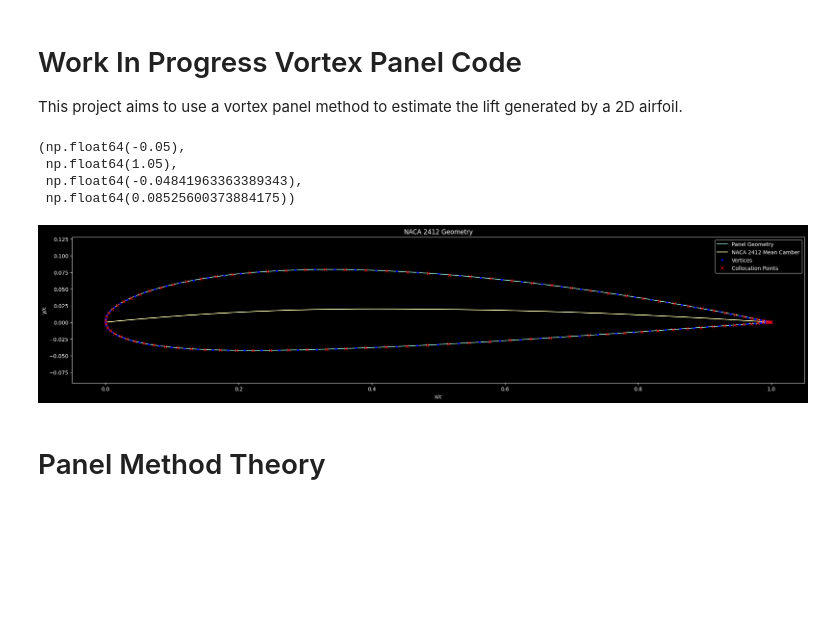
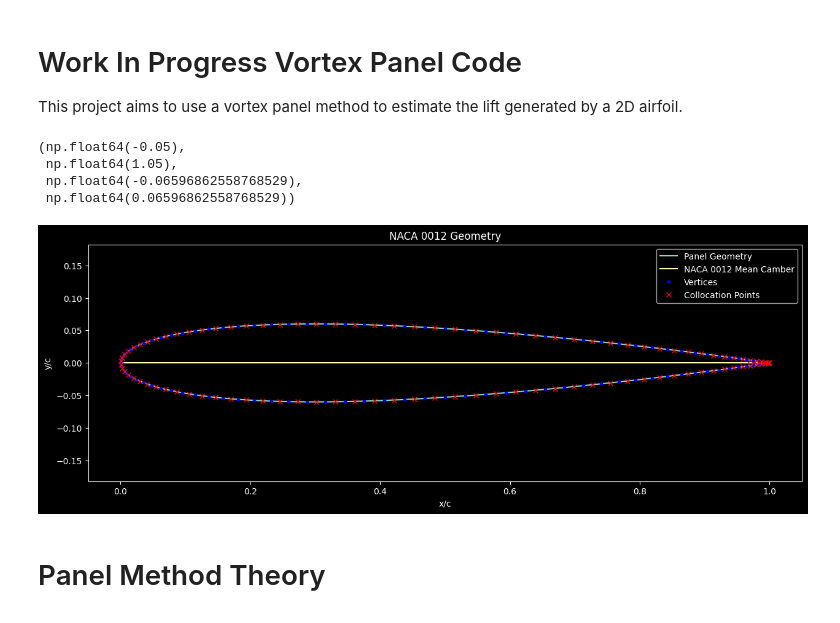
Before and after one commit to bmank52/VortexPanelCode, a Jupyter notebook: Main.ipynb, the cells around one changed output. Cells and saved outputs as stored; diff of their text form; code cells hidden in the pictures; blank space fills up the shorter version.

Commit message:
Added support for symmetrical airfoils

```diff
--- a/Main.ipynb
+++ b/Main.ipynb
@@ -6,22 +6,24 @@ This project aims to use a vortex panel method to estimate the lift generated by
 import numpy as np
 import matplotlib.pyplot as plt
 
-naca_4_digit_Airfoil = 2412 #User inputs
-AOA = 10
+naca_4_digit_Airfoil = '0012' #User inputs
+AOA = 9
 U_freestream = 1
 n = 100 #number of panels
 
 #Parse naca 4 digit into geometry parameters
-max_camber = np.floor(naca_4_digit_Airfoil/1000)
-pos_max_camber = np.floor((naca_4_digit_Airfoil - (max_camber*1000))/100)
-t2c = naca_4_digit_Airfoil - (max_camber*1000) - (pos_max_camber*100)
+max_camber = np.floor(int(naca_4_digit_Airfoil)/1000)
+pos_max_camber = np.floor((int(naca_4_digit_Airfoil) - (max_camber*1000))/100)
+t2c = int(naca_4_digit_Airfoil) - (max_camber*1000) - (pos_max_camber*100)
 max_camber = max_camber / 100
 pos_max_camber = pos_max_camber / 10
 t2c = t2c / 100
 
 #camber line
-def camber_line_cord(max_camber, pos_max_camber, t2c,x):
-    if x < pos_max_camber:
+def camber_line_cord(max_camber, pos_max_camber,x):
+    if max_camber == 0 or pos_max_camber == 0:
+        return [0,0]
+    elif x < pos_max_camber:
         yc = max_camber/pos_max_camber**2 * (2 * pos_max_camber * x - x ** 2)
         dyc_dx = (2 * max_camber / pos_max_camber**2) * (pos_max_camber - x)
     else:
@@ -36,8 +38,8 @@ x = (1 - np.cos(beta)) / 2
 yc = np.zeros(len(x))
 dyc_dx = np.zeros(len(x))
 for i in range(len(x)):
-    yc[i] = camber_line_cord(max_camber, pos_max_camber, t2c,x[i])[0]
-    dyc_dx[i] = camber_line_cord(max_camber, pos_max_camber, t2c,x[i])[1]
+    yc[i] = camber_line_cord(max_camber, pos_max_camber,x[i])[0]
+    dyc_dx[i] = camber_line_cord(max_camber, pos_max_camber,x[i])[1]
 theta = np.arctan(dyc_dx)
 
 #Thickness
@@ -47,37 +49,37 @@ xu = x - yt * np.sin(theta)  #upper cords
 yu = yc + yt * np.cos(theta)
 xl = x + yt * np.sin(theta) #lower cords
 yl = yc - yt * np.cos(theta)
 
 
 X_vort = np.concatenate((np.flip(xl)[0:-1], xu))  #combine upper and lower curves, order from lower TE to LE to upper TE
 Y_vort = np.concatenate((np.flip(yl)[0:-1], yu))
 
 #Create Collocation points
 X_coll = np.zeros(len(X_vort) - 1)
 Y_coll = np.zeros(len(X_vort) - 1)
 
 for i in range(len(X_coll)):
     X_coll[i] = 0.5 * (X_vort[i] + X_vort[i + 1])
     Y_coll[i] = 0.5 * (Y_vort[i] + Y_vort[i+1])
 
 
 
-plt.figure(figsize=(25, 5)) # Aspect ratio to see the curve better
+plt.figure(figsize=(15, 5)) # Aspect ratio to see the curve better
 plt.plot(X_vort, Y_vort, label='Panel Geometry')
 plt.plot(x, yc, label=f'NACA {naca_4_digit_Airfoil} Mean Camber')
 plt.plot(X_vort, Y_vort, 'bo', markersize=3, label='Vertices')
 plt.plot(X_coll, Y_coll, 'rx', label='Collocation Points')
 plt.legend()
 plt.title(f"NACA {naca_4_digit_Airfoil} Geometry")
 plt.xlabel("x/c")
 plt.ylabel("y/c")
 plt.axis('equal')
 # %% [output]
 (np.float64(-0.05),
  np.float64(1.05),
- np.float64(-0.04841963363389343),
- np.float64(0.08525600373884175))
+ np.float64(-0.06596862558768529),
+ np.float64(0.06596862558768529))
-[figure, old version]
+[figure, new version]
 # %% [markdown]
 # Panel Method Theory
 ![image.png](attachment:f4e7fb84-21bb-4273-8524-e8bf61e95cc3.png)
```
Also changed, not shown: parts of 2 cells of this notebook.
